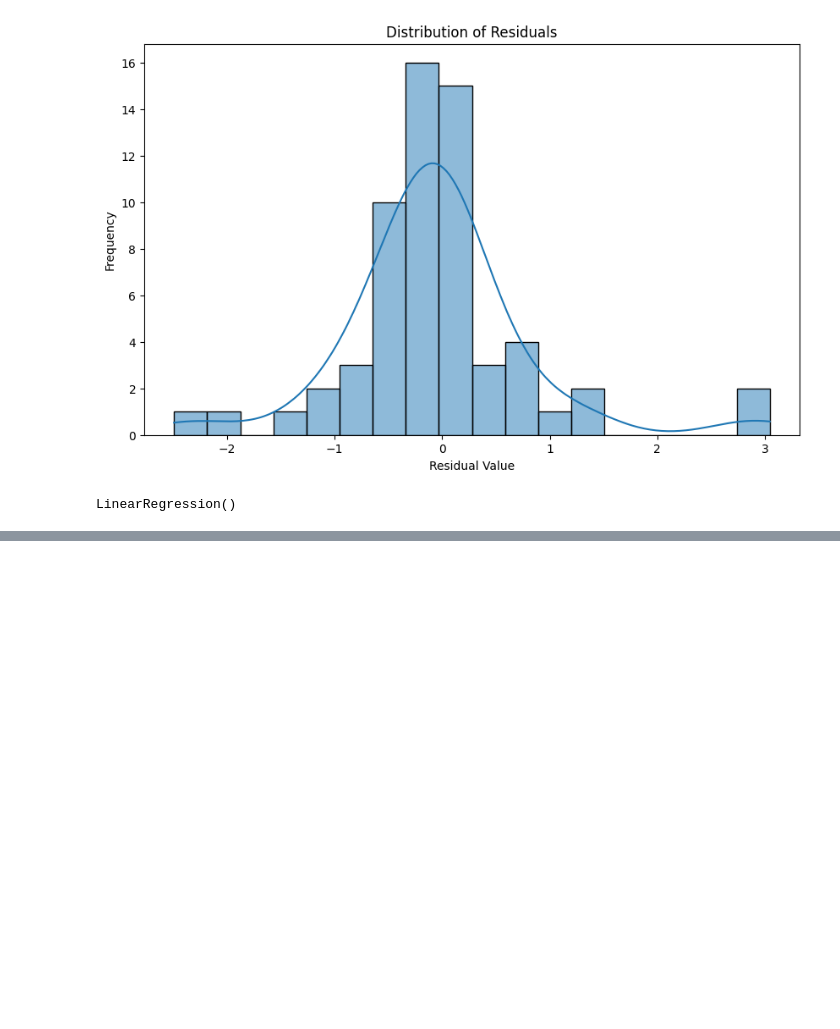
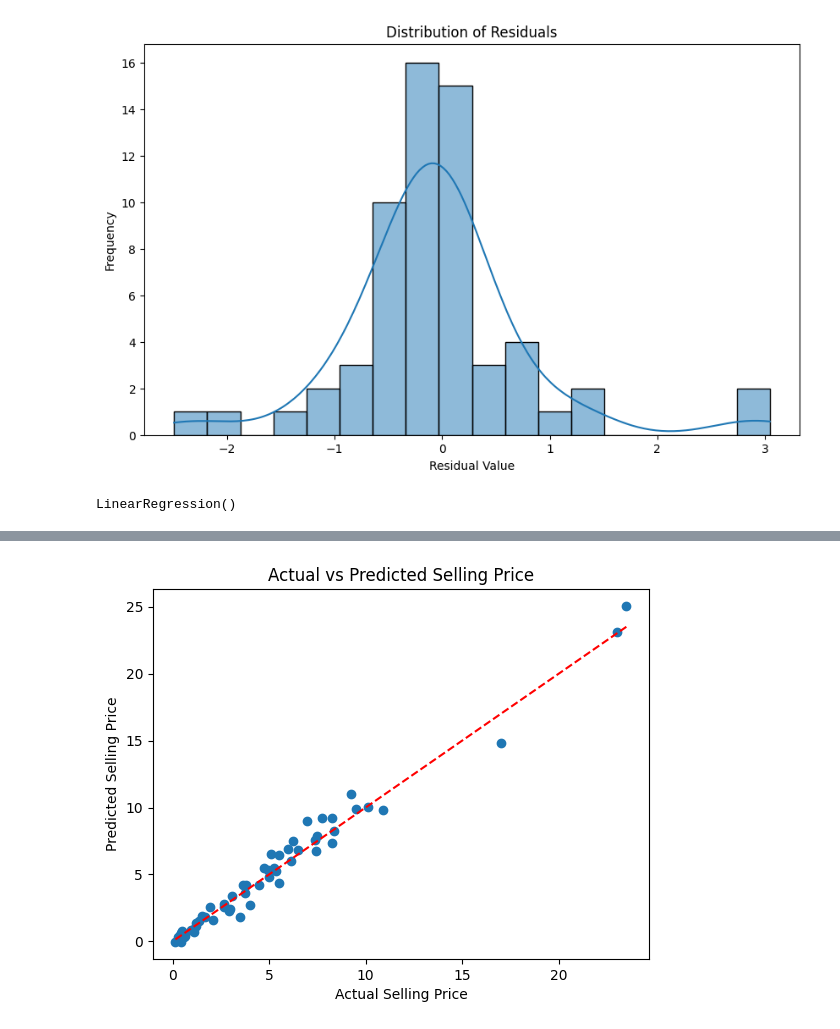
Before and after one commit to Abdulahadkhan3921aak/Code_Alpha_DataScience, a Jupyter notebook: Car_Price_Prediction_with_Machin_Learning/main.ipynb, the cells around one changed output, grey strips where cells are left out. Saved outputs shown, nothing was run; the diff lists cells and outputs as text; code cells hidden in the pictures; blank space fills up the shorter version.

```diff
--- a/Car_Price_Prediction_with_Machin_Learning/main.ipynb
+++ b/Car_Price_Prediction_with_Machin_Learning/main.ipynb
@@ -154,0 +236,9 @@ plt.show()
+# %%
+plt.scatter(test_y, pred)
+plt.xlabel("Actual Selling Price")
+plt.ylabel("Predicted Selling Price")
+plt.title("Actual vs Predicted Selling Price")
+plt.plot([test_y.min(), test_y.max()], [test_y.min(), test_y.max()], 'r--')  # reference line
+plt.show()
+# %% [output]
+[figure, added]
```
Also changed, not shown: parts of 16 cells of this notebook.
